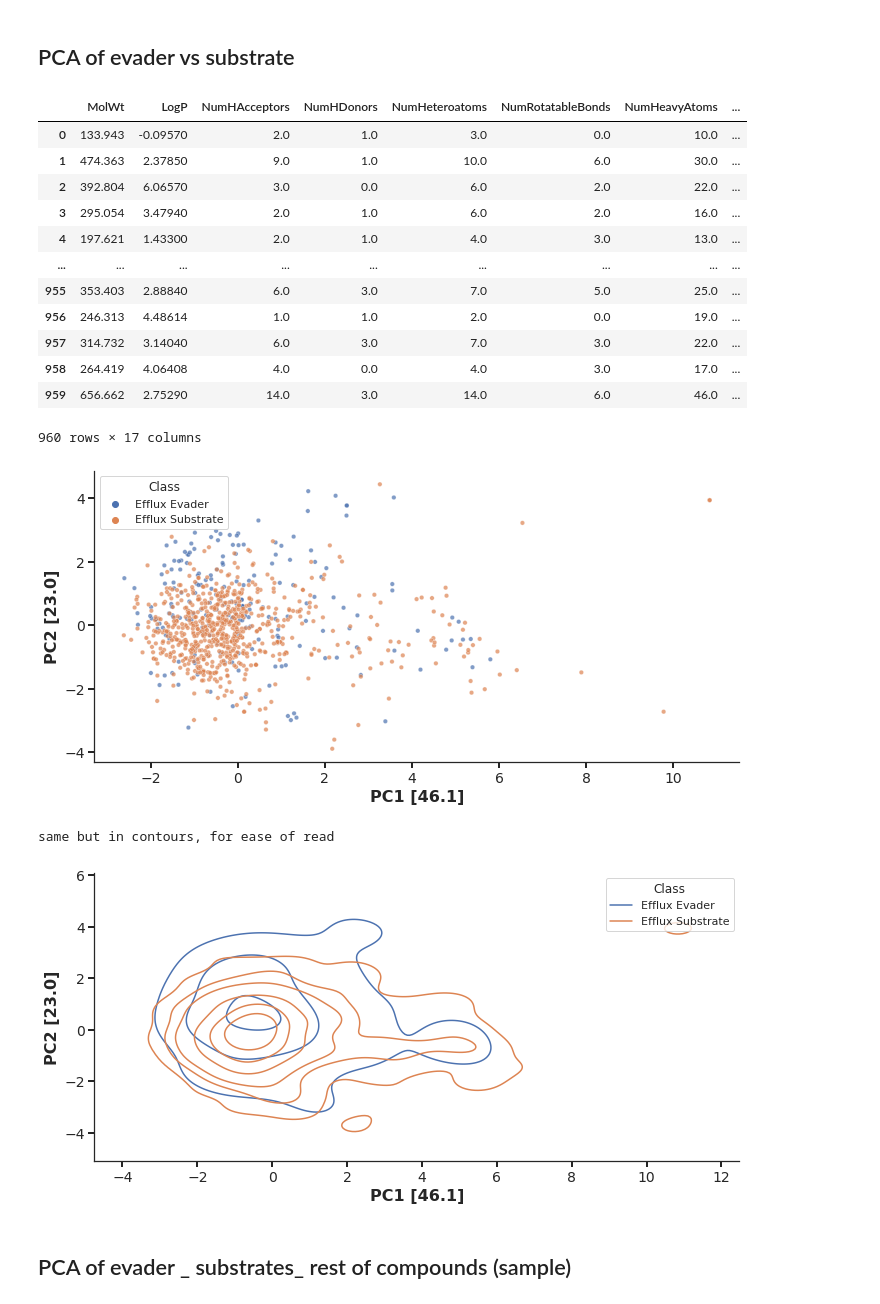
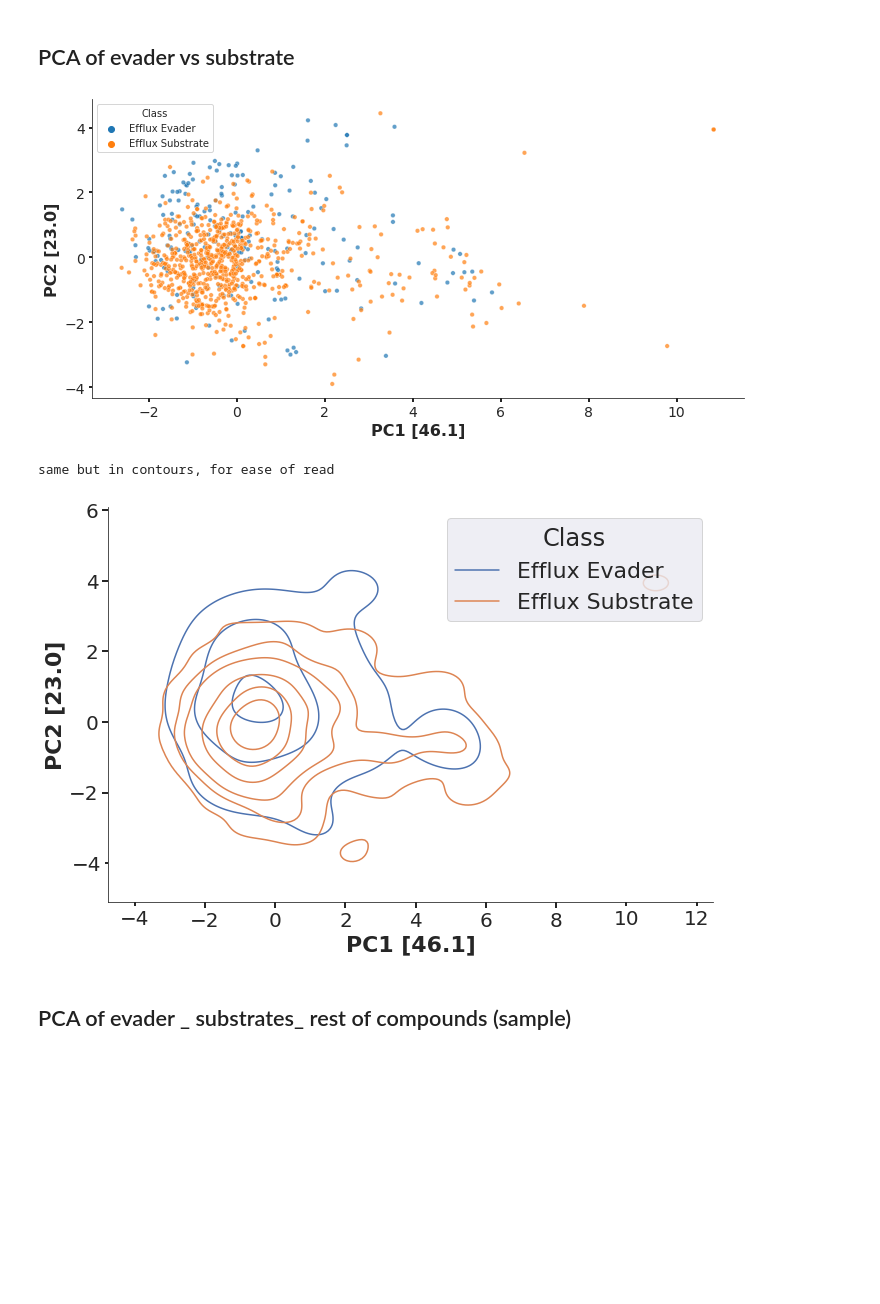
Before and after one commit to domgurvic/co_add_efflux, a Jupyter notebook: co_add/co_add_chaser.ipynb, the cells around one changed output. Drawn from its saved outputs; the diff is of its cells as text; code cells hidden in the pictures; blank space fills up the shorter version.

```diff
--- a/co_add/co_add_chaser.ipynb
+++ b/co_add/co_add_chaser.ipynb
@@ -854,7 +859,7 @@ sns.kdeplot(x='TC1',y='TC2',data=sub_and_evade_tsne,alpha=0.7, hue=sub_and_evade
 # %% [markdown]
 ## TSNE of evades + substrates + rest of compounds(sample)
 # %%
-sub_evade_rest_sample = sub_and_evade.append(inactive.sample(5000)).reset_index(drop=True)
+sub_evade_rest_sample = sub_and_evade.append(inactive.sample(1000)).reset_index(drop=True)
 
 sub_evade_rest_sample_tsne = master_functions.tsne_no_plot(sub_evade_rest_sample['fps'], perp=50)
 # %% [output]
@@ -886,22 +887,6 @@ sns.kdeplot(x='TC1',y='TC2',data=sub_evade_rest_sample_tsne,alpha=0.7, hue=sub_e
 # %%
 sub_and_evade_features = master_functions.calc_feats(sub_and_evade['Mol'])
 sub_and_evade_features['Class'] = sub_and_evade['Class']
-# %%
-table.iloc[:,:]
-# %% [output]
-|  | MolWt | LogP | NumHAcceptors | NumHDonors | NumHeteroatoms | NumRotatableBonds | NumHeavyAtoms | ... |
-| 0 | 133.943 | -0.09570 | 2.0 | 1.0 | 3.0 | 0.0 | 10.0 | ... |
-| 1 | 474.363 | 2.37850 | 9.0 | 1.0 | 10.0 | 6.0 | 30.0 | ... |
-| 2 | 392.804 | 6.06570 | 3.0 | 0.0 | 6.0 | 2.0 | 22.0 | ... |
-| 3 | 295.054 | 3.47940 | 2.0 | 1.0 | 6.0 | 2.0 | 16.0 | ... |
-| 4 | 197.621 | 1.43300 | 2.0 | 1.0 | 4.0 | 3.0 | 13.0 | ... |
-| ... | ... | ... | ... | ... | ... | ... | ... | ... |
-| 955 | 353.403 | 2.88840 | 6.0 | 3.0 | 7.0 | 5.0 | 25.0 | ... |
-| 956 | 246.313 | 4.48614 | 1.0 | 1.0 | 2.0 | 0.0 | 19.0 | ... |
-| 957 | 314.732 | 3.14040 | 6.0 | 3.0 | 7.0 | 3.0 | 22.0 | ... |
-| 958 | 264.419 | 4.06408 | 4.0 | 0.0 | 4.0 | 3.0 | 17.0 | ... |
-| 959 | 656.662 | 2.75290 | 14.0 | 3.0 | 14.0 | 6.0 | 46.0 | ... |
-960 rows × 17 columns
 # %%
 #pca
 
@@ -938,8 +923,6 @@ cmap = sns.diverging_palette(133, 10, as_cmap=True)
 
 fig, ax = plt.subplots(figsize=(10,5))
 
-
-
 sns.scatterplot(x='PC1',y='PC2',data=descriptors_pca, alpha=0.7, hue='Class', s=20)#, palette=["C0", "C1", "C2", "k"])
 
 
@@ -967,39 +950,48 @@ plt.savefig('figures/pca_evade_substrate.png', dpi=600)
 plt.show()
 
 print('same but in contours, for ease of read')
 
 cmap = sns.diverging_palette(133, 10, as_cmap=True)
 
-fig, ax = plt.subplots(figsize=(10,5))
+
+############ kdeplot
+
+
+fig, ax = plt.subplots(figsize=(10,7))
+
+sns.set_style("ticks")
+
+sns.set(font_scale=2)
 
 sns.kdeplot(x='PC1',y='PC2',data=descriptors_pca, hue='Class' , levels=7,)
 
 
 pca_lab= ('PC1 '+str([np.round(pca.explained_variance_ratio_[0]*100, 1)]), 'PC2 '+str([np.round(pca.explained_variance_ratio_[1]*100, 1)]))
 
 
-plt.xlabel(pca_lab[0],fontsize=16,fontweight='bold')
-plt.ylabel(pca_lab[1],fontsize=16,fontweight='bold')
+plt.xlabel(pca_lab[0],fontweight='bold',fontsize=22)
+plt.ylabel(pca_lab[1],fontweight='bold', fontsize=22)
 
-plt.tick_params ('both',width=2,labelsize=14)
+plt.tick_params ('both',width=2,labelsize=20)
 
 ax.spines['top'].set_visible(False)
 ax.spines['right'].set_visible(False)
 
 handles, labels = ax.get_legend_handles_labels()
 
 #ax.legend(handles=handles[1:], labels=labels[1:])
 
 #plt.legend(loc='lower right',frameon=False,prop={'size': 22},ncol=1)
 
 # plt.legend()
 
 plt.tight_layout()
+
 plt.savefig('figures/pca_evade_substrate_contour.png', dpi=600)
 # %% [output]
-[figure, old version]
+[figure, new version]
 same but in contours, for ease of read
-[figure, old version]
+[figure, new version]
 # %% [markdown]
 ## PCA of evader _ substrates_ rest of compounds (sample)
 # %%
```
Also changed, not shown: parts of 12 cells of this notebook.
